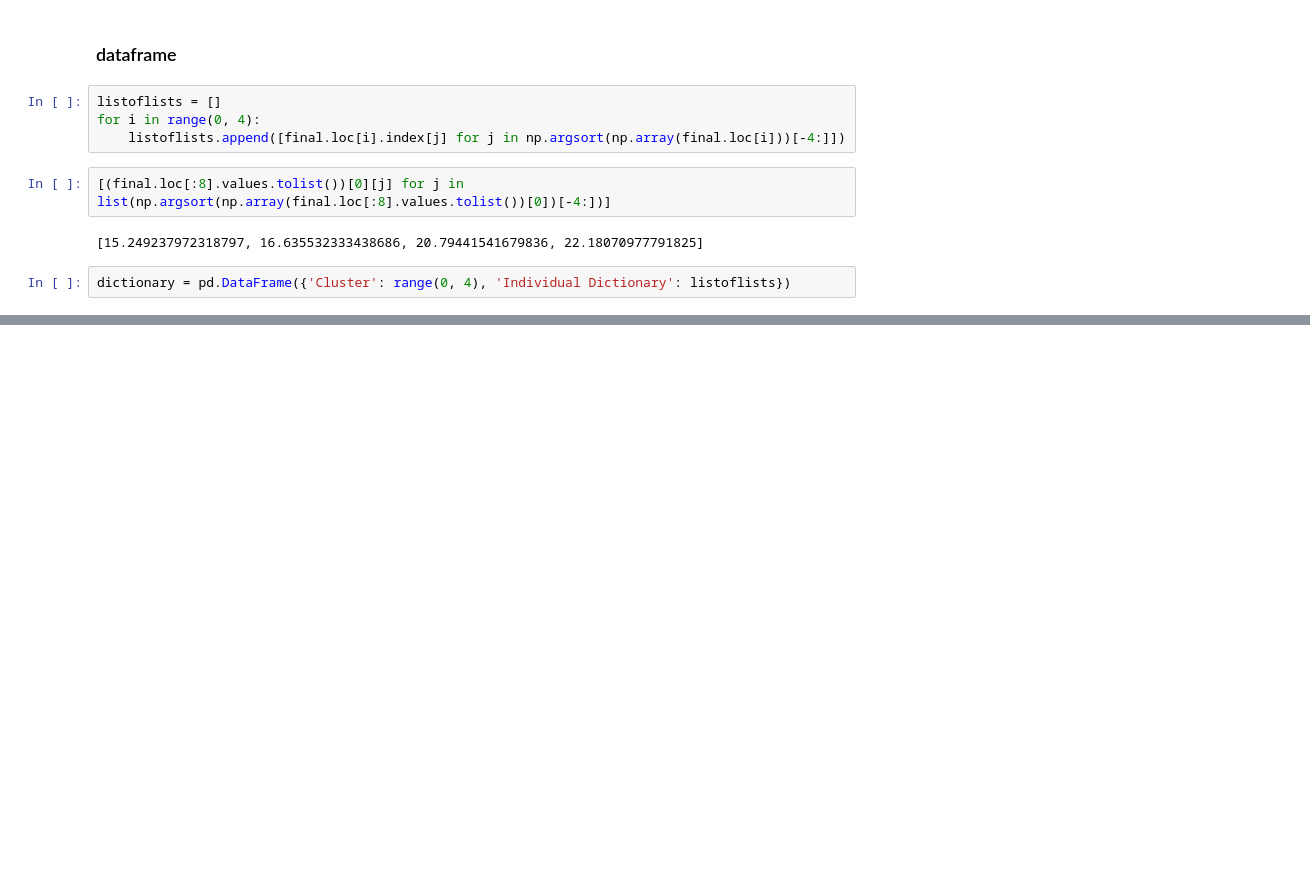
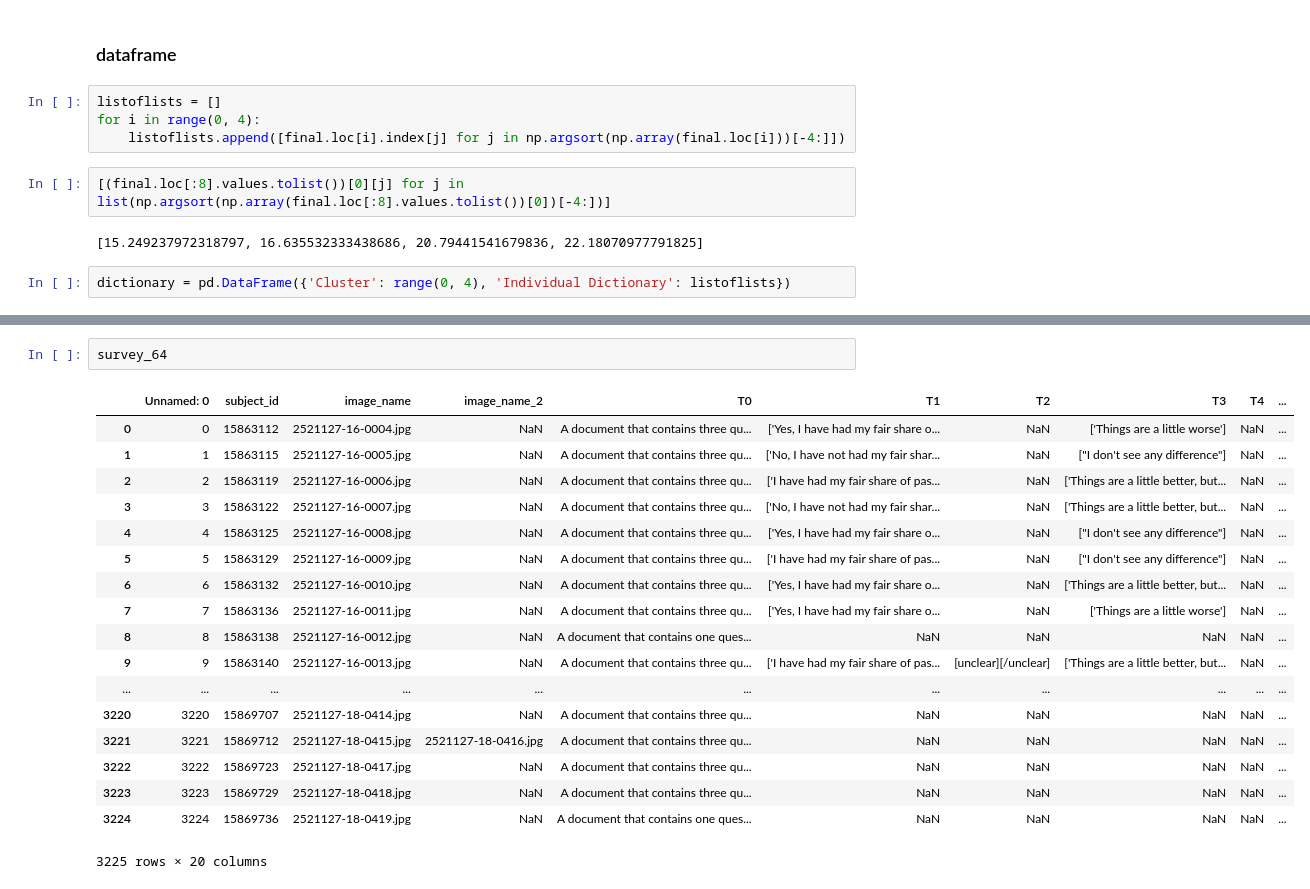
Before and after one commit to amos3vt/ASWW2, a Jupyter notebook: scripts/survey64_spectral(4).ipynb, the cells around one changed output, grey strips where cells are left out. Cells and saved outputs as stored; diff of their text form; blank space fills up the shorter version.

```diff
--- a/scripts/survey64_spectral(4).ipynb
+++ b/scripts/survey64_spectral(4).ipynb
@@ -222,0 +351,21 @@ dictionary
+# %%
+survey_64
+# %% [output]
+|  | Unnamed: 0 | subject_id | image_name | image_name_2 | T0 | T1 | T2 | T3 | T4 | ... |
+| 0 | 0 | 15863112 | 2521127-16-0004.jpg | NaN | A document that contains three qu... | ['Yes, I have had my fair share o... | NaN | ['Things are a little worse'] | NaN | ... |
+| 1 | 1 | 15863115 | 2521127-16-0005.jpg | NaN | A document that contains three qu... | ['No, I have not had my fair shar... | NaN | ["I don't see any difference"] | NaN | ... |
+| 2 | 2 | 15863119 | 2521127-16-0006.jpg | NaN | A document that contains three qu... | ['I have had my fair share of pas... | NaN | ['Things are a little better, but... | NaN | ... |
+| 3 | 3 | 15863122 | 2521127-16-0007.jpg | NaN | A document that contains three qu... | ['No, I have not had my fair shar... | NaN | ['Things are a little better, but... | NaN | ... |
+| 4 | 4 | 15863125 | 2521127-16-0008.jpg | NaN | A document that contains three qu... | ['Yes, I have had my fair share o... | NaN | ["I don't see any difference"] | NaN | ... |
+| 5 | 5 | 15863129 | 2521127-16-0009.jpg | NaN | A document that contains three qu... | ['I have had my fair share of pas... | NaN | ["I don't see any difference"] | NaN | ... |
+| 6 | 6 | 15863132 | 2521127-16-0010.jpg | NaN | A document that contains three qu... | ['Yes, I have had my fair share o... | NaN | ['Things are a little better, but... | NaN | ... |
+| 7 | 7 | 15863136 | 2521127-16-0011.jpg | NaN | A document that contains three qu... | ['Yes, I have had my fair share o... | NaN | ['Things are a little worse'] | NaN | ... |
+| 8 | 8 | 15863138 | 2521127-16-0012.jpg | NaN | A document that contains one ques... | NaN | NaN | NaN | NaN | ... |
+| 9 | 9 | 15863140 | 2521127-16-0013.jpg | NaN | A document that contains three qu... | ['I have had my fair share of pas... | [unclear][/unclear] | ['Things are a little better, but... | NaN | ... |
+| ... | ... | ... | ... | ... | ... | ... | ... | ... | ... | ... |
+| 3220 | 3220 | 15869707 | 2521127-18-0414.jpg | NaN | A document that contains three qu... | NaN | NaN | NaN | NaN | ... |
+| 3221 | 3221 | 15869712 | 2521127-18-0415.jpg | 2521127-18-0416.jpg | A document that contains three qu... | NaN | NaN | NaN | NaN | ... |
+| 3222 | 3222 | 15869723 | 2521127-18-0417.jpg | NaN | A document that contains three qu... | NaN | NaN | NaN | NaN | ... |
+| 3223 | 3223 | 15869729 | 2521127-18-0418.jpg | NaN | A document that contains three qu... | NaN | NaN | NaN | NaN | ... |
+| 3224 | 3224 | 15869736 | 2521127-18-0419.jpg | NaN | A document that contains one ques... | NaN | NaN | NaN | NaN | ... |
+3225 rows × 20 columns
```
Also changed, not shown: parts of 17 cells of this notebook.
